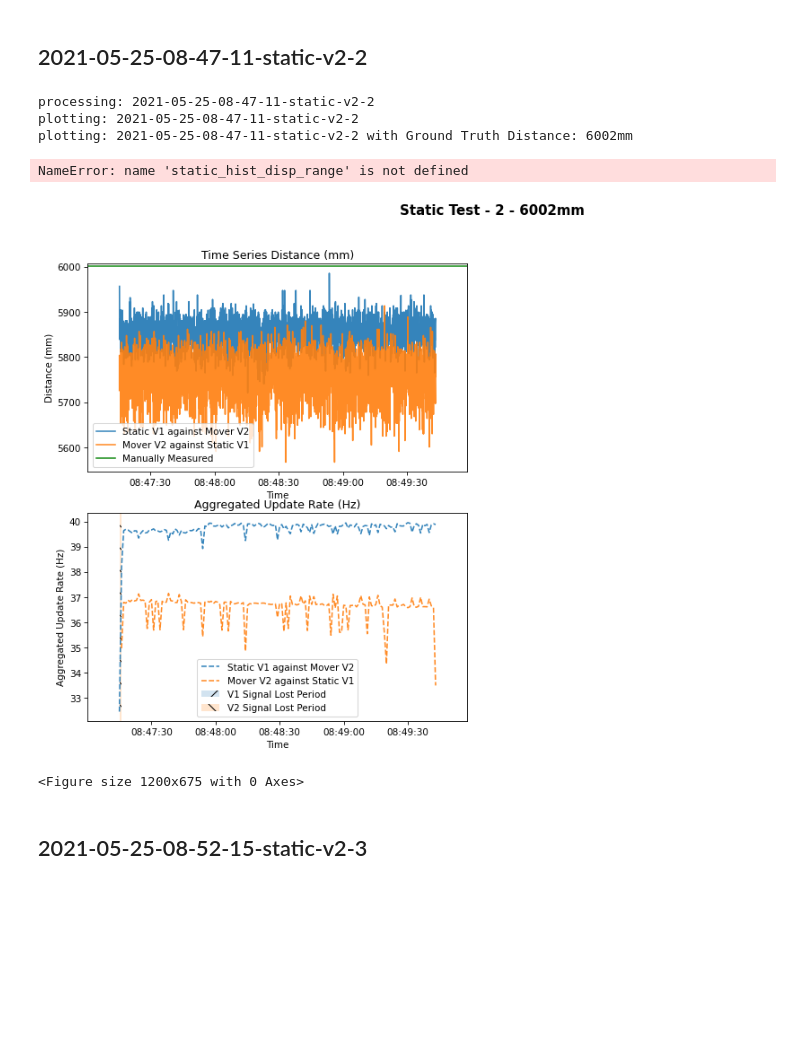
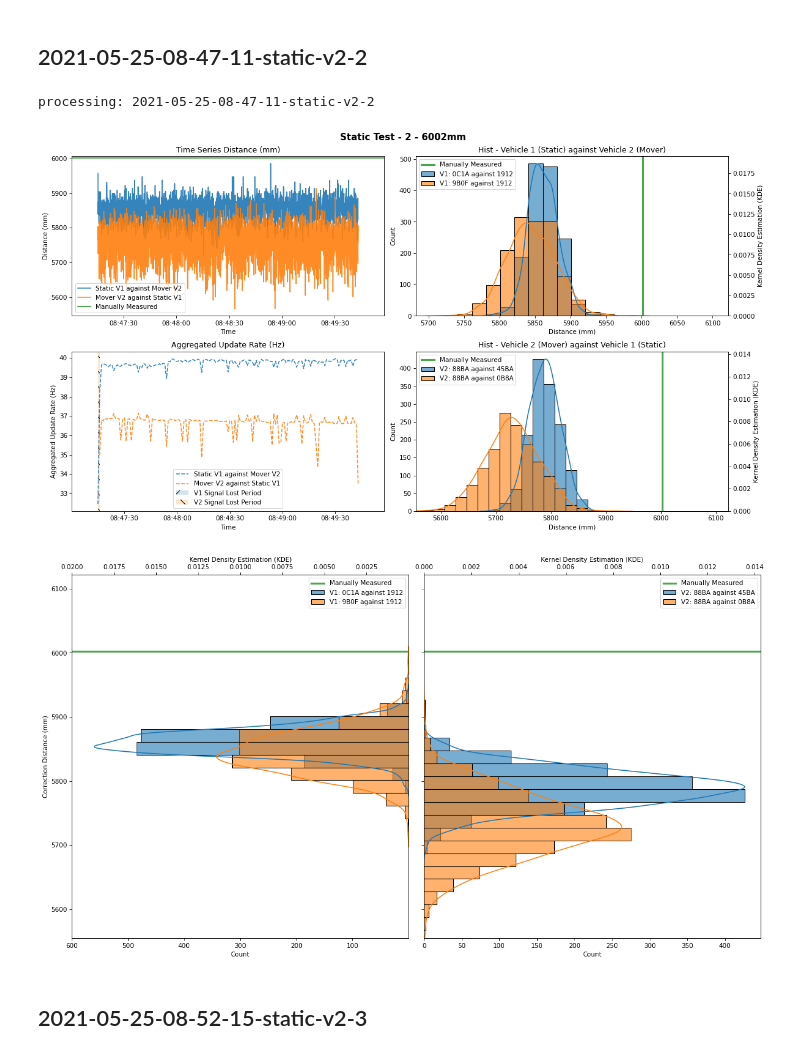
Before and after one commit to hegxiten/UWB-Lab-Rutgers-Rail, a Jupyter notebook: UWB_Ranging_System_Design_and_Testing/uwb_ranging_fieldtest_results/INDIVIDUAL_static_test.ipynb, the cells around one changed output. Saved outputs shown, nothing was run; the diff lists cells and outputs as text; code cells hidden in the pictures; blank space fills up the shorter version.

Commit message:
simplified single plot function

```diff
--- a/UWB_Ranging_System_Design_and_Testing/uwb_ranging_fieldtest_results/INDIVIDUAL_static_test.ipynb
+++ b/UWB_Ranging_System_Design_and_Testing/uwb_ranging_fieldtest_results/INDIVIDUAL_static_test.ipynb
@@ -44,6 +44,9 @@ moving_master_slave_mapping = { '88BA': [moving_focusing_slaves[0], moving_focus
 STATIC_VEH, MOVING_VEH = 1, 2
 VEH_NAME_MAP = {1: "static", 2: "moving"}
 test_preset_map = defaultdict(dict)
+test_preset_map['PLOTTING_DPI'] = PLOTTING_DPI
+test_preset_map['STATIC_VEH'] = STATIC_VEH
+test_preset_map['MOVING_VEH'] = MOVING_VEH
 test_preset_map[STATIC_VEH]['master_slave_mapping'] = static_master_slave_mapping
 test_preset_map[MOVING_VEH]['master_slave_mapping'] = moving_master_slave_mapping
 test_preset_map[STATIC_VEH]['main_master'] = static_main_master
@@ -165,15 +72,12 @@ def plot_single_test_data(raw_name):
 ## 2021-05-25-08-47-11-static-v2-2
 # %%
 test_2 = all_test_names[0]
-static_tests[test_2] = parse_single_test_data(test_raw_name_file_map[test_2]["B"], "Static Test")
-plot_single_test_data(test_2)
+static_tests[test_2] = parse_single_test_data(test_raw_name_file_map[test_2]["B"], "Static Test", test_preset_map)
+plot_single_test_data(test_2, static_tests, 'Static Test', test_preset_map)
 # %% [output]
 processing: 2021-05-25-08-47-11-static-v2-2
-plotting: 2021-05-25-08-47-11-static-v2-2
-plotting: 2021-05-25-08-47-11-static-v2-2 with Ground Truth Distance: 6002mm
-NameError: name 'static_hist_disp_range' is not defined
-[figure, old version]
+[figure, new version]
-<Figure size 1200x675 with 0 Axes>
+[figure, added]
 # %% [markdown]
 ## 2021-05-25-08-52-15-static-v2-3
 # %%
```
Also changed, not shown: parts of 13 cells of this notebook, 7 other files.
